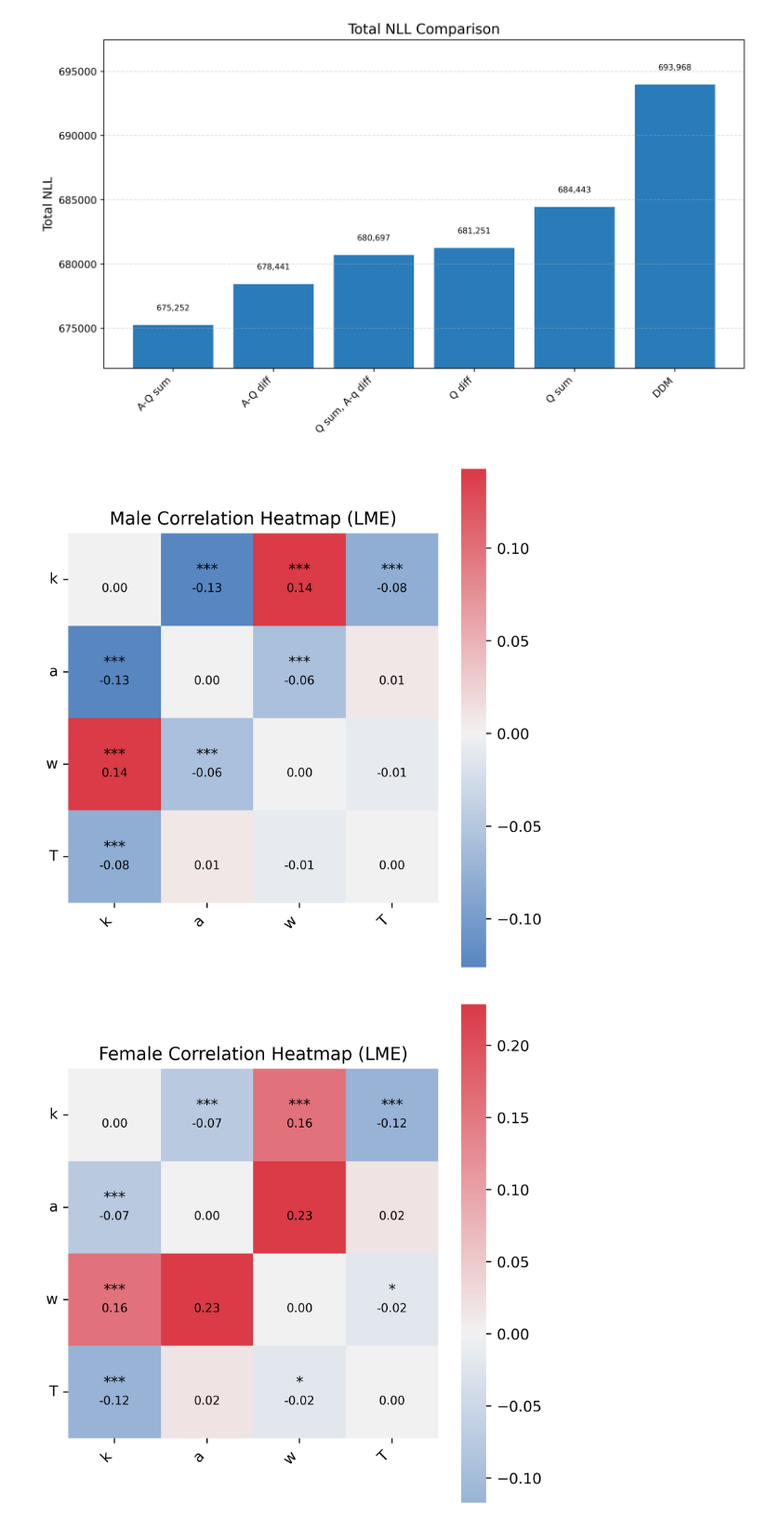
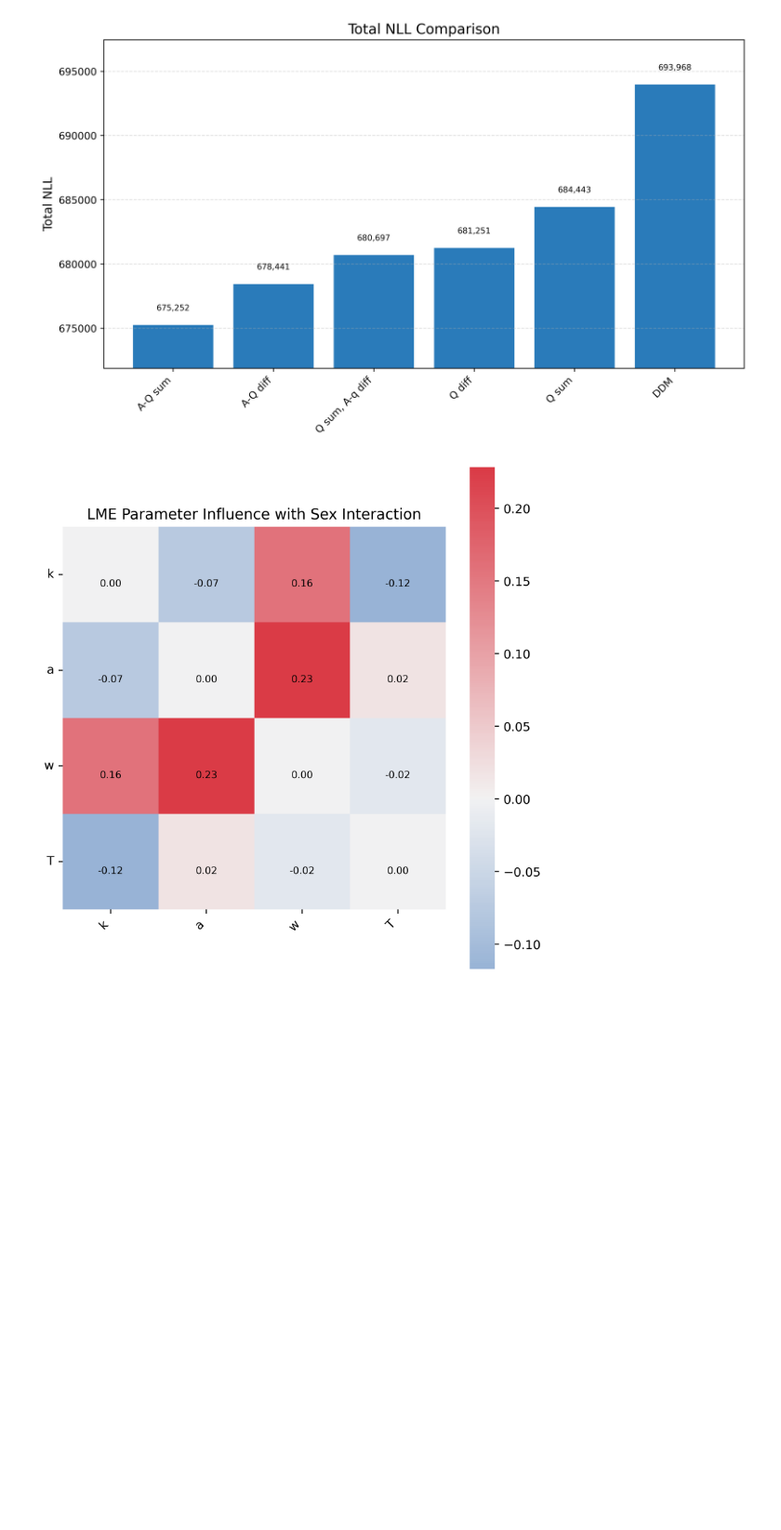
Before and after one commit to Zhenlong-Zhang/RLDDM, a Jupyter notebook: c4_Model_comprasion_correlation.ipynb, the cells around one changed output. Shown: that part at 93% size. Drawn from its saved outputs; the diff is of its cells as text; code cells hidden in the pictures; blank space fills up the shorter version.

Commit message:
update correlation testing

```diff
--- a/c4_Model_comprasion_correlation.ipynb
+++ b/c4_Model_comprasion_correlation.ipynb
@@ -115,7 +114,6 @@ def plot_param_correlation_heatmap_lme(csv_path, param_list):
 # %%
 # place the data in the same working envioronment.
-plot_param_correlation_heatmap_lme('init.csv', param_list)
+plot_param_correlation_heatmap_with_sex_interaction('init.csv', param_list)
 # %% [output]
-[figure, old version]
+[figure, new version]
-[figure, removed]
 # %%
```
Also changed, not shown: parts of 2 cells of this notebook.
